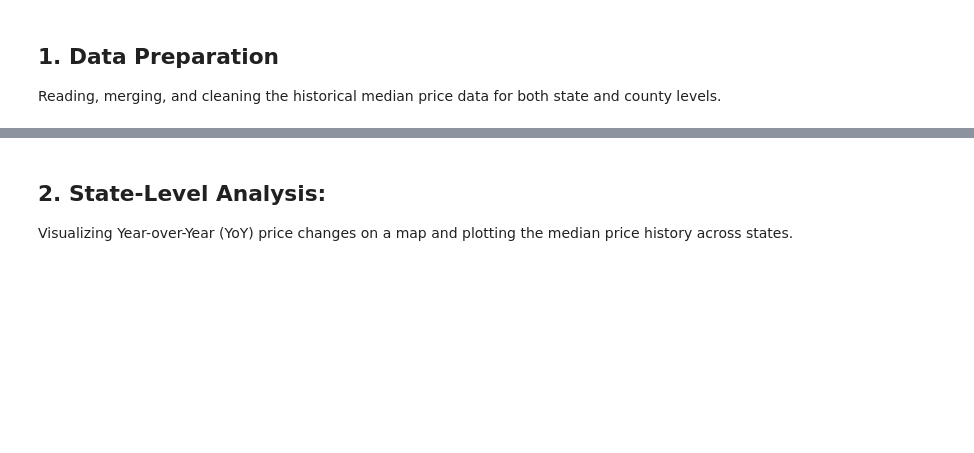
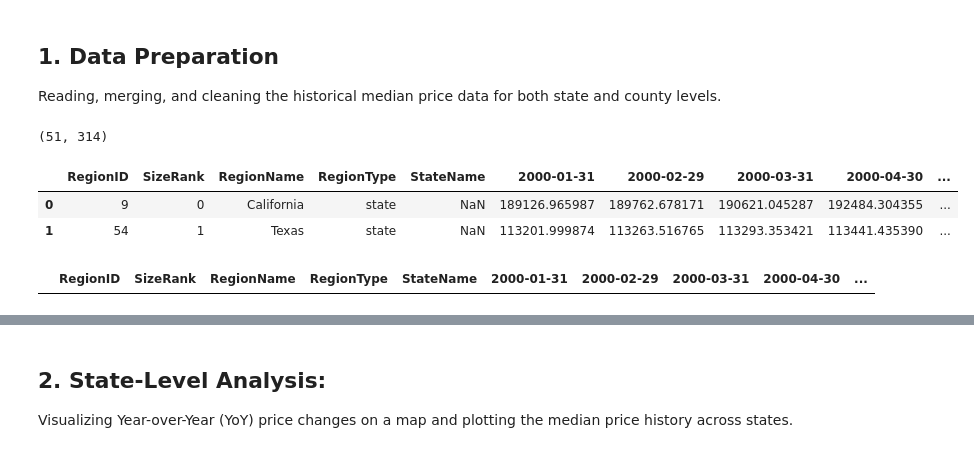
Before and after one commit to KuoLiang-hub/housing_prices_analysis, a Jupyter notebook: U.S._Housing_Price_Analysis.ipynb, the cells around one changed output, grey strips where cells are left out. Saved outputs shown, nothing was run; the diff lists cells and outputs as text; code cells hidden in the pictures; blank space fills up the shorter version.

```diff
--- a/U.S._Housing_Price_Analysis.ipynb
+++ b/U.S._Housing_Price_Analysis.ipynb
@@ -27,3 +27,36 @@ Before running the cells, please ensure these packages are installed in your env
 # %% [markdown]
 ## 1. Data Preparation
 Reading, merging, and cleaning the historical median price data for both state and county levels.
+# %%
+import json
+
+import pandas as pd
+import plotly.express as px
+import plotly.graph_objects as go
+from rich.traceback import install
+from tqdm.notebook import tqdm
+
+
+install()
+pd.set_option('display.max_columns', None)
+# %%
+# check the raw data, what it looks like
+raw_state = pd.read_csv("data/State_zhvi_uc_sfrcondo_tier_0.33_0.67_sm_sa_month.csv")
+print(raw_state.shape)
+raw_state.head(2)
+# %% [output]
+(51, 314)
+|  | RegionID | SizeRank | RegionName | RegionType | StateName | 2000-01-31 | 2000-02-29 | 2000-03-31 | 2000-04-30 | ... |
+| 0 | 9 | 0 | California | state | NaN | 189126.965987 | 189762.678171 | 190621.045287 | 192484.304355 | ... |
+| 1 | 54 | 1 | Texas | state | NaN | 113201.999874 | 113263.516765 | 113293.353421 | 113441.435390 | ... |
+# %%
+# need a table to add state abbv to raw state for plotly to plot
+tables = pd.read_html("https://www.50states.com/abbreviations.htm")
+state_names = tables[0][['US STATE', 'POSTAL ABBREVIATION']].copy()
+state_names.loc[len(state_names)] = ["District of Columbia", 'DC'] # add DC to it
+state_names.to_csv('data/state_name_abbv.csv', index=False)  # save it for future use
+
+raw_state = pd.merge(raw_state, state_names, how='left', left_on='RegionName', right_on='US STATE')
+raw_state[raw_state['POSTAL ABBREVIATION'].isna()]  # check if any missing state value
+# %% [output]
+|  | RegionID | SizeRank | RegionName | RegionType | StateName | 2000-01-31 | 2000-02-29 | 2000-03-31 | 2000-04-30 | ... |
```
Also changed, not shown: parts of 7 cells of this notebook, 3 other files.
